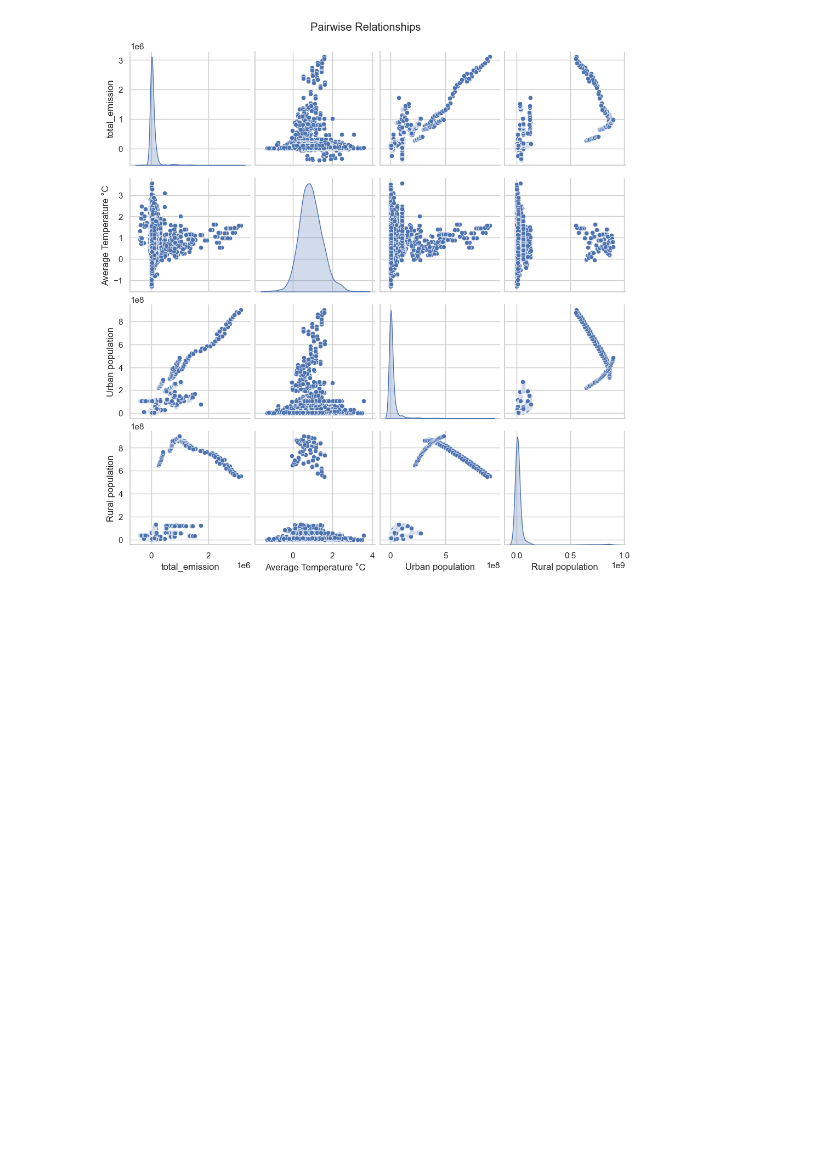
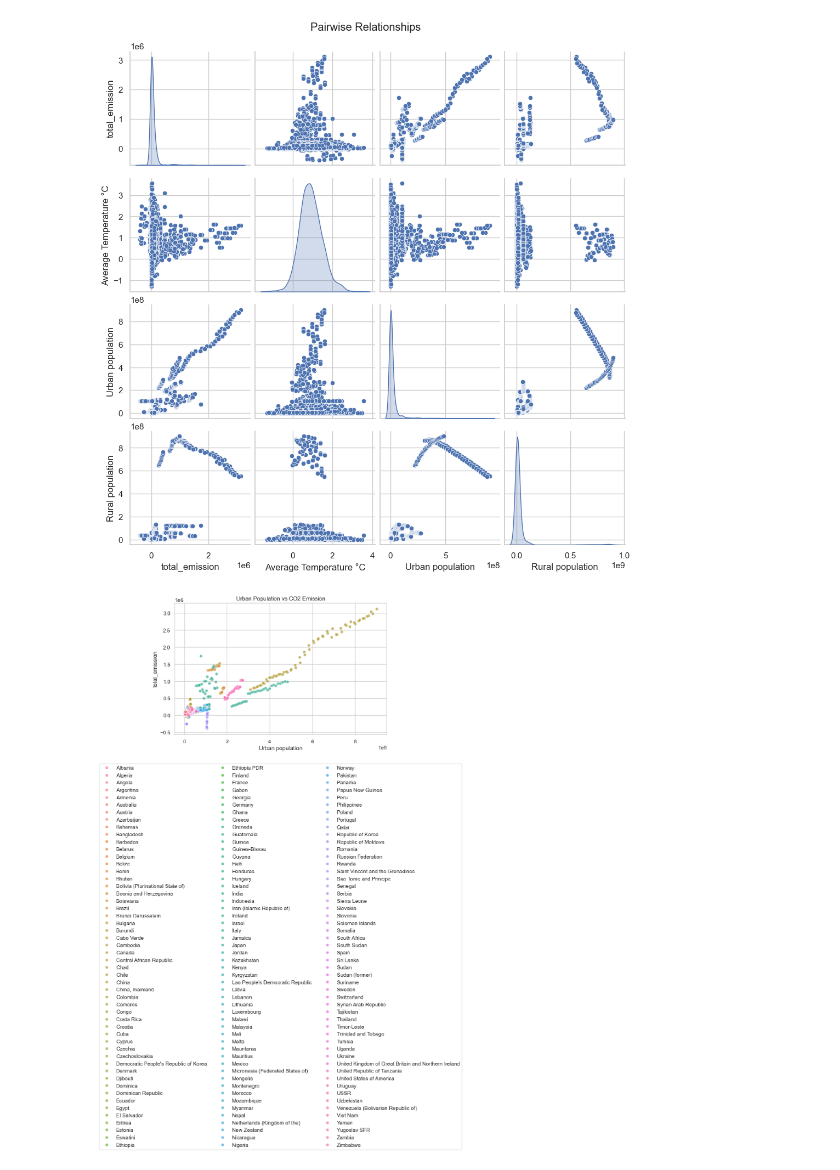
Before and after one commit to ThabangMmakola/2401PTDS_Regression_Project, a Jupyter notebook: Regression Project Thabang.ipynb, the cells around one changed output. Saved outputs shown, nothing was run; the diff lists cells and outputs as text; code cells hidden in the pictures; blank space fills up the shorter version.

```diff
--- a/Regression Project Thabang.ipynb
+++ b/Regression Project Thabang.ipynb
@@ -300,3 +300,12 @@ plt.suptitle("Pairwise Relationships", y=1.02)
 plt.show()
 # %% [output]
 [figure]
+# %%
+# Population vs CO2 Emission
+plt.figure(figsize=(8,5))
+sns.scatterplot(x="Urban population", y="total_emission", data=df, hue="Area", alpha=0.7)
+plt.title("Urban Population vs CO2 Emission")
+plt.legend(bbox_to_anchor=(0.5, -0.2), loc='upper center', ncol=3)
+plt.show()
+# %% [output]
+[figure, added]
```
Also changed, not shown: parts of 1 cell of this notebook.
